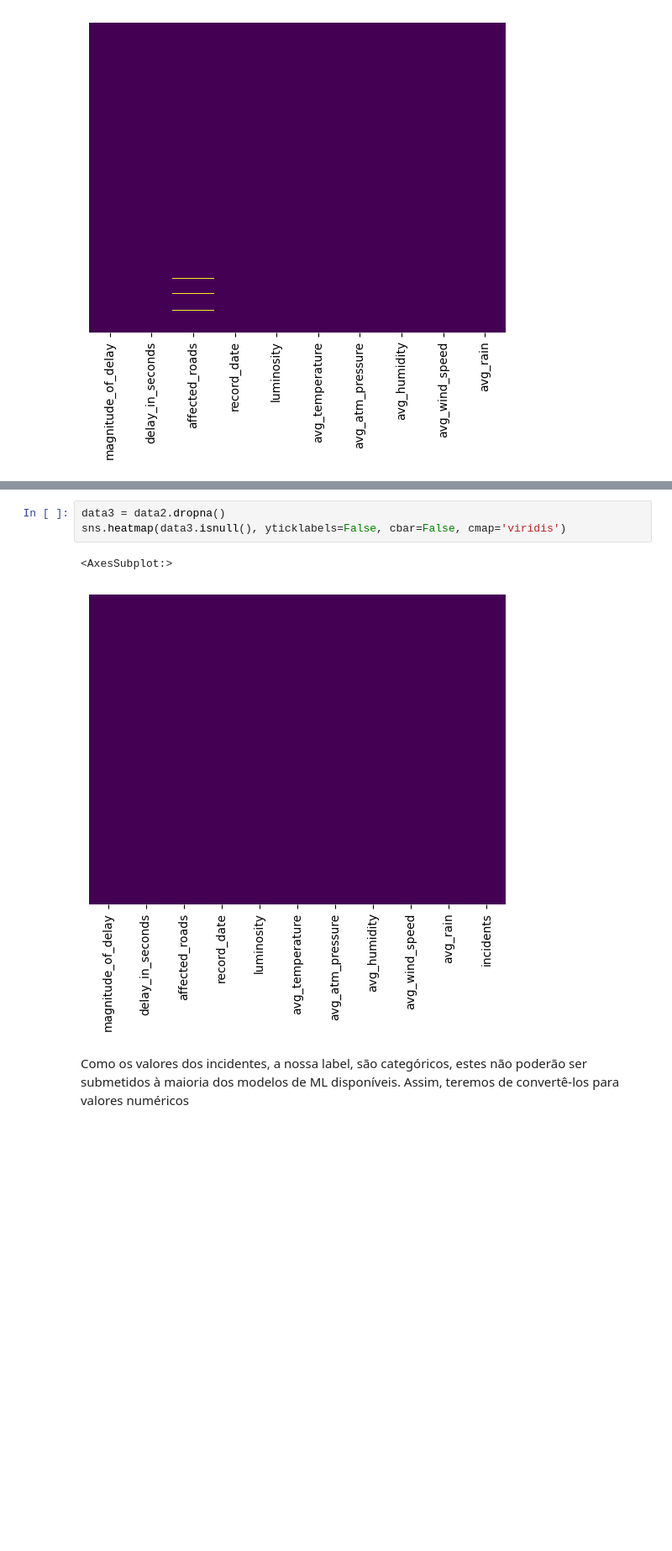
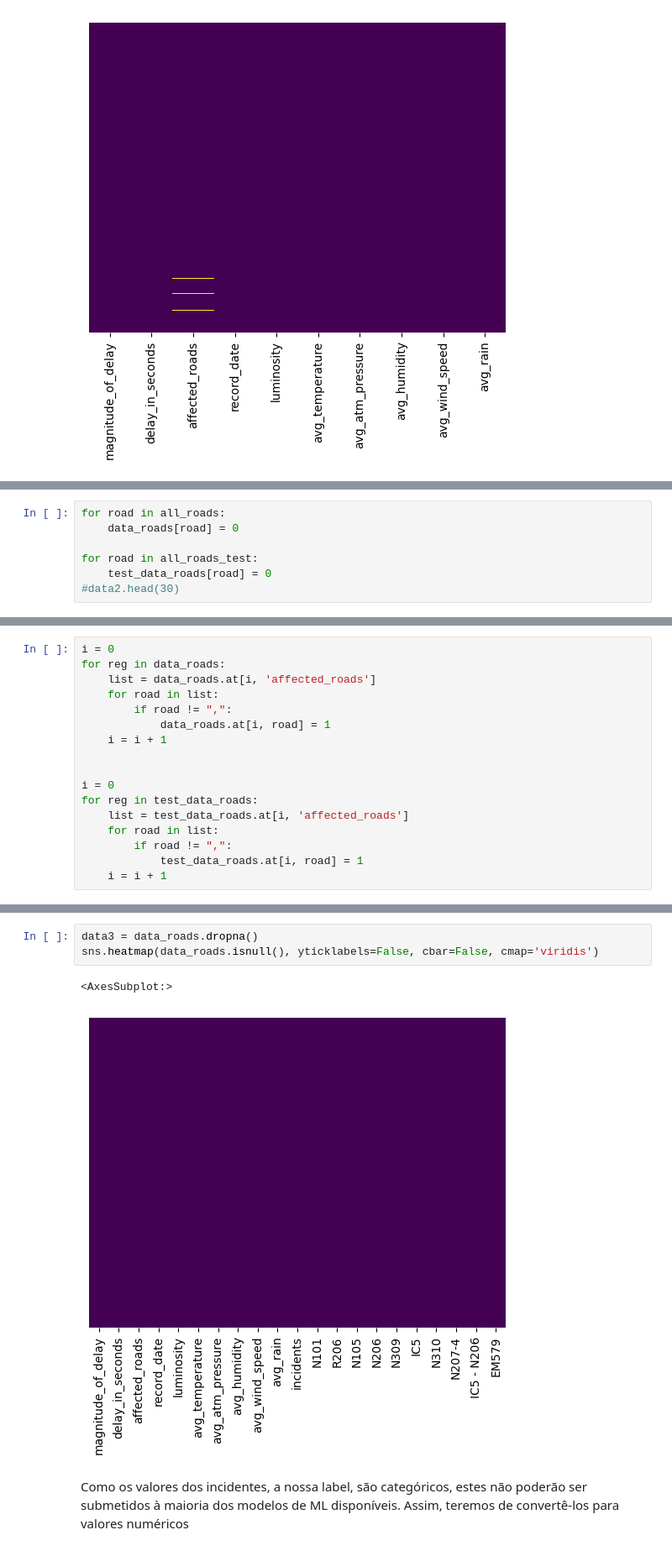
Before and after one commit to CatarinaOG/Projeto-DAA, a Jupyter notebook: teste1 copy.ipynb, the cells around one changed output, grey strips where cells are left out. Shown at 84% size. Cells and saved outputs as stored; diff of their text form; blank space fills up the shorter version.

```diff
--- a/teste1 copy.ipynb
+++ b/teste1 copy.ipynb
@@ -96,0 +186,7 @@ Name: affected_roads, dtype: object
+# %%
+for road in all_roads:
+    data_roads[road] = 0
+
+for road in all_roads_test:
+    test_data_roads[road] = 0
+#data2.head(30)
@@ -96,0 +202,17 @@ Name: affected_roads, dtype: object
+# %%
+i = 0
+for reg in data_roads:
+    list = data_roads.at[i, 'affected_roads']
+    for road in list:
+        if road != ",":
+            data_roads.at[i, road] = 1
+    i = i + 1
+
+
+i = 0
+for reg in test_data_roads:
+    list = test_data_roads.at[i, 'affected_roads']
+    for road in list:
+        if road != ",":
+            test_data_roads.at[i, road] = 1
+    i = i + 1
@@ -97,9 +227,9 @@ Name: affected_roads, dtype: object
 # %%
-data3 = data2.dropna()
-sns.heatmap(data3.isnull(), yticklabels=False, cbar=False, cmap='viridis')
+data3 = data_roads.dropna()
+sns.heatmap(data_roads.isnull(), yticklabels=False, cbar=False, cmap='viridis')
 # %% [output]
 <AxesSubplot:>
-[figure, old version]
+[figure, new version]
 # %% [markdown]
 Como os valores dos incidentes, a nossa label, são categóricos, estes não poderão ser submetidos à maioria dos modelos de ML disponíveis. Assim, teremos de convertê-los para valores numéricos
 # %%
```
Also changed, not shown: parts of 13 cells of this notebook, 1 other file.
